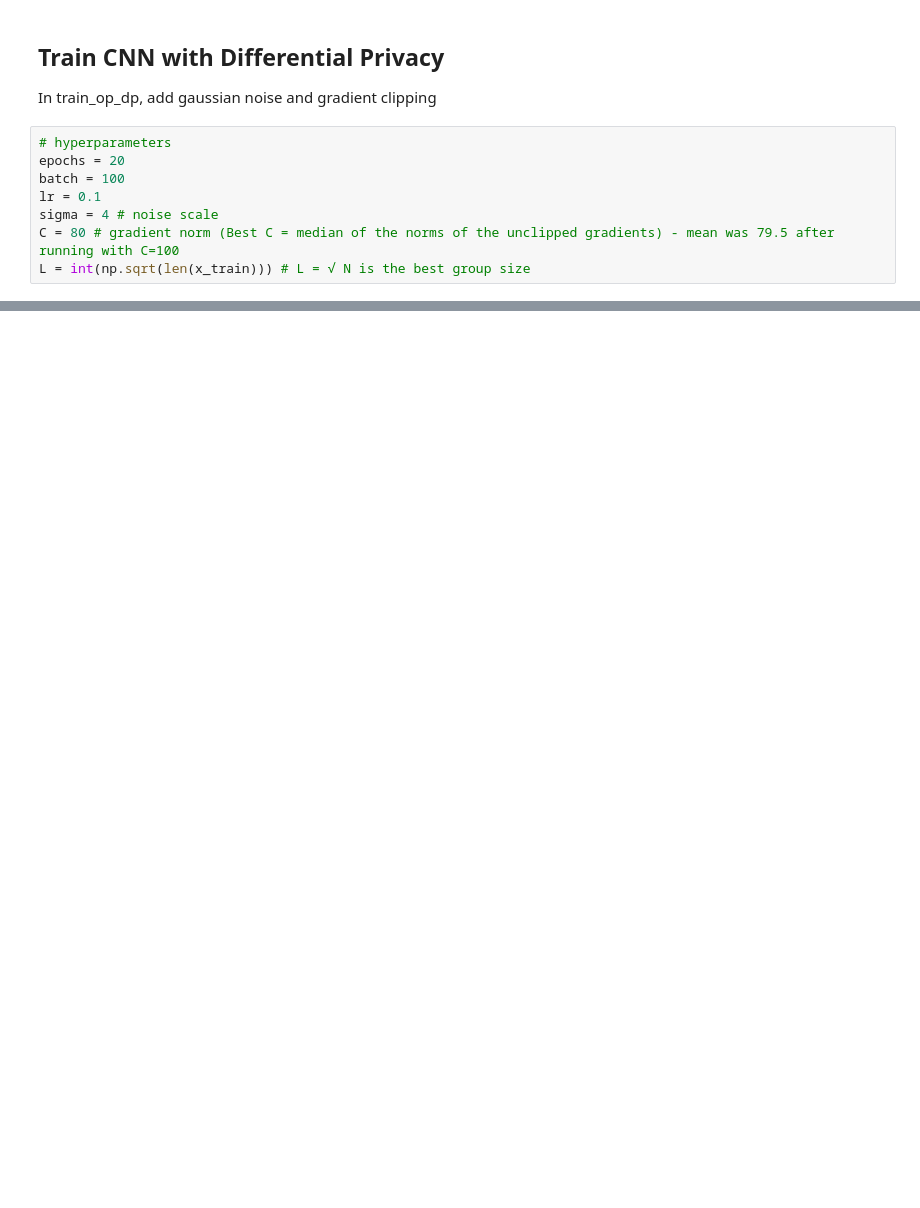
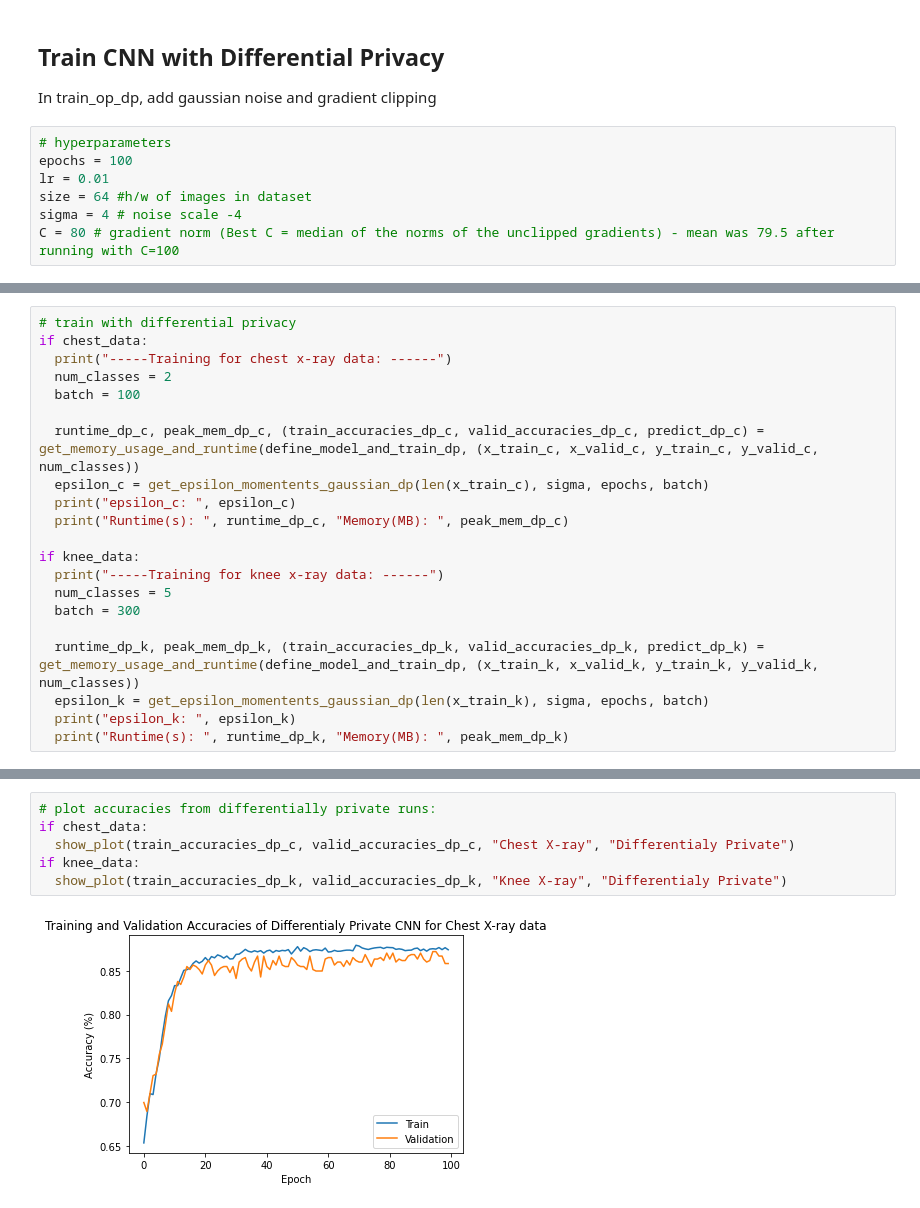
Before and after one commit to NicoleStrel/Deep-Learning-with-Differential-Privacy, a Jupyter notebook: DP-SGD/Base_Model_DP_SGD.ipynb, the cells around one changed output, grey strips where cells are left out. Saved outputs shown, nothing was run; the diff lists cells and outputs as text; blank space fills up the shorter version.

```diff
--- a/DP-SGD/Base_Model_DP_SGD.ipynb
+++ b/DP-SGD/Base_Model_DP_SGD.ipynb
@@ -246,10 +325,9 @@ Test Accuracy of Regular Model:  91.11111111111111
 In train_op_dp, add gaussian noise and gradient clipping
 # %%
 # hyperparameters
-epochs = 20
-batch = 100
-lr = 0.1
-sigma = 4 # noise scale
+epochs = 100
+lr = 0.01
+size = 64 #h/w of images in dataset
+sigma = 4 # noise scale -4
 C = 80 # gradient norm (Best C = median of the norms of the unclipped gradients) - mean was 79.5 after running with C=100
-L = int(np.sqrt(len(x_train))) # L = √ N is the best group size
 # %%
@@ -342,0 +394,21 @@ Test Accuracy of Regular Model:  85.8119658119658
+# %%
+# train with differential privacy
+if chest_data:
+  print("-----Training for chest x-ray data: ------")
+  num_classes = 2
+  batch = 100
+
+  runtime_dp_c, peak_mem_dp_c, (train_accuracies_dp_c, valid_accuracies_dp_c, predict_dp_c) = get_memory_usage_and_runtime(define_model_and_train_dp, (x_train_c, x_valid_c, y_train_c, y_valid_c, num_classes))
+  epsilon_c = get_epsilon_momentents_gaussian_dp(len(x_train_c), sigma, epochs, batch)
+  print("epsilon_c: ", epsilon_c)
+  print("Runtime(s): ", runtime_dp_c, "Memory(MB): ", peak_mem_dp_c)
+
+if knee_data:
+  print("-----Training for knee x-ray data: ------")
+  num_classes = 5
+  batch = 300
+
+  runtime_dp_k, peak_mem_dp_k, (train_accuracies_dp_k, valid_accuracies_dp_k, predict_dp_k) = get_memory_usage_and_runtime(define_model_and_train_dp, (x_train_k, x_valid_k, y_train_k, y_valid_k, num_classes))
+  epsilon_k = get_epsilon_momentents_gaussian_dp(len(x_train_k), sigma, epochs, batch)
+  print("epsilon_k: ", epsilon_k)
+  print("Runtime(s): ", runtime_dp_k, "Memory(MB): ", peak_mem_dp_k)
@@ -342,0 +433,8 @@ Test Accuracy of Regular Model:  85.8119658119658
+# %%
+# plot accuracies from differentially private runs:
+if chest_data:
+  show_plot(train_accuracies_dp_c, valid_accuracies_dp_c, "Chest X-ray", "Differentialy Private")
+if knee_data:
+  show_plot(train_accuracies_dp_k, valid_accuracies_dp_k, "Knee X-ray", "Differentialy Private")
+# %% [output]
+[figure, added]
```
Also changed, not shown: parts of 32 cells of this notebook, 11 other files.
